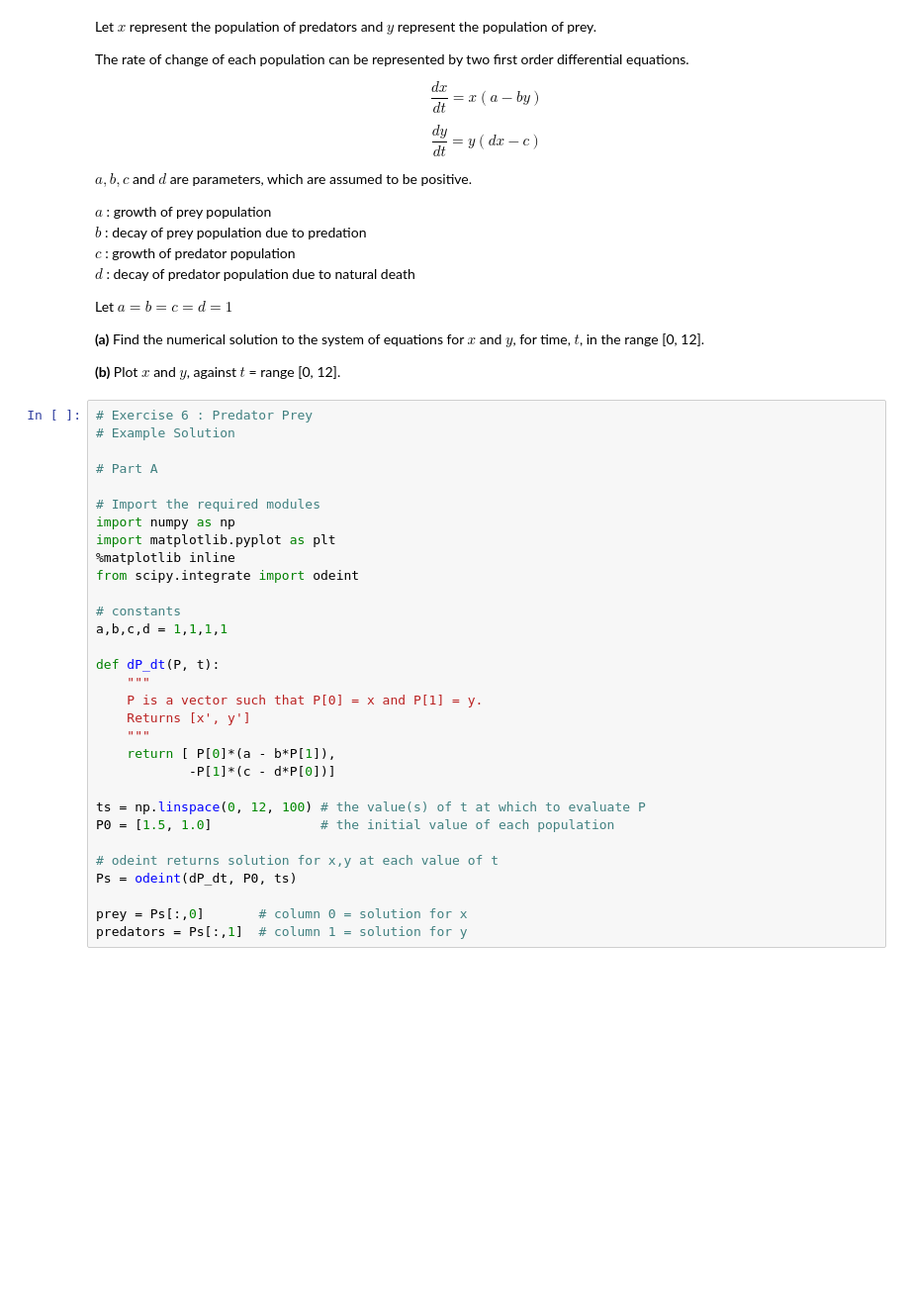
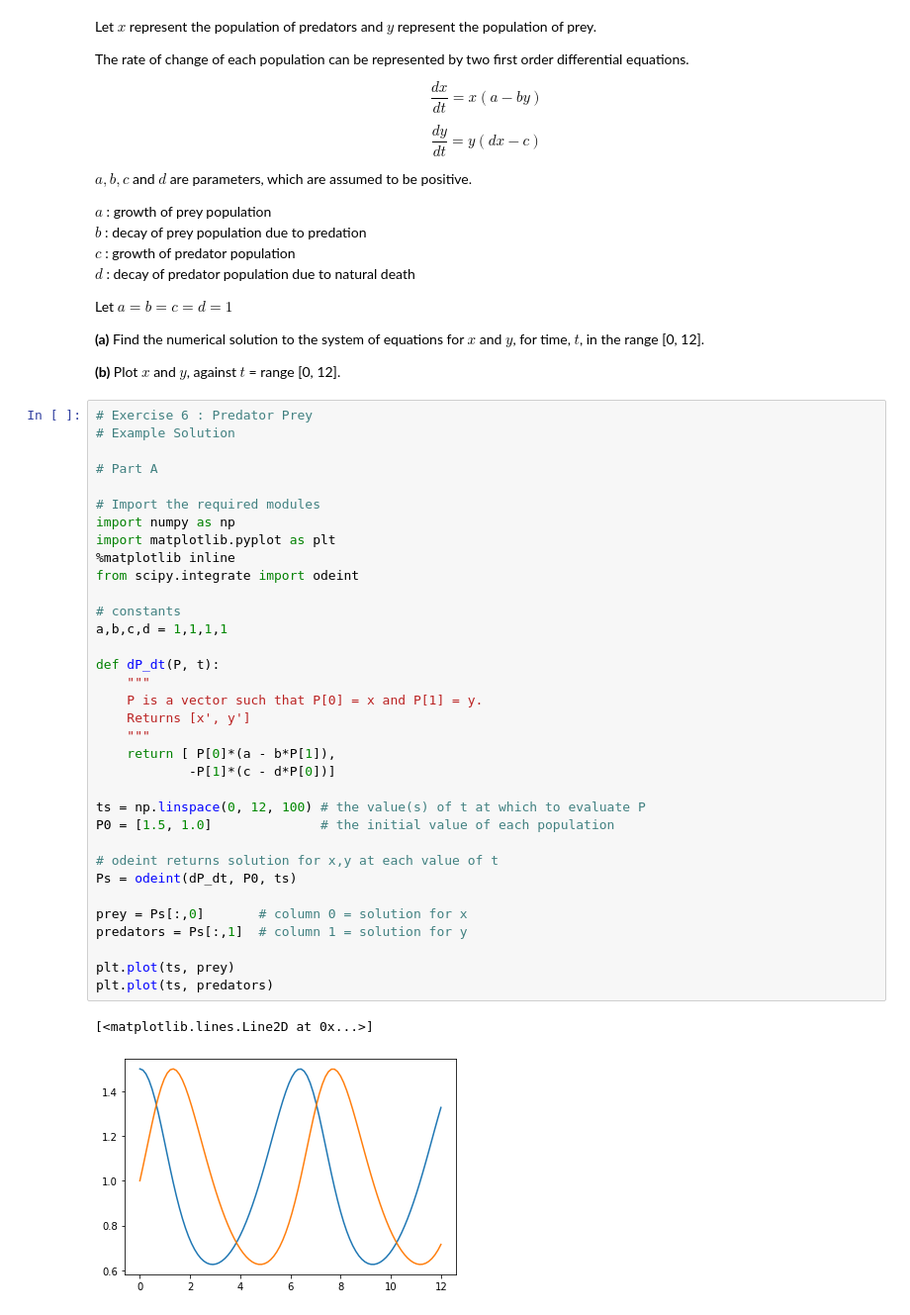
Before and after one commit to hphilamore/ILAS_PyEng2019, a Jupyter notebook: 07_PractiseProblems__ClassMaterial.ipynb, the cells around one changed output. Shown at 99% size. Cells and saved outputs as stored; diff of their text form; blank space fills up the shorter version.

```diff
--- a/07_PractiseProblems__ClassMaterial.ipynb
+++ b/07_PractiseProblems__ClassMaterial.ipynb
@@ -334,30 +363,36 @@ __(b)__ Plot $x$ and $y$, against $t$ =  range [0, 12].
 # Exercise 6 : Predator Prey
 # Example Solution
 
 # Part A
 
 # Import the required modules
 import numpy as np
 import matplotlib.pyplot as plt
 %matplotlib inline
 from scipy.integrate import odeint
 
 # constants
 a,b,c,d = 1,1,1,1
 
 def dP_dt(P, t):
     """
     P is a vector such that P[0] = x and P[1] = y.
     Returns [x', y']
     """
     return [ P[0]*(a - b*P[1]),
             -P[1]*(c - d*P[0])]
 
 ts = np.linspace(0, 12, 100) # the value(s) of t at which to evaluate P
 P0 = [1.5, 1.0]              # the initial value of each population
 
 # odeint returns solution for x,y at each value of t
 Ps = odeint(dP_dt, P0, ts)
 
 prey = Ps[:,0]       # column 0 = solution for x
 predators = Ps[:,1]  # column 1 = solution for y
+
+plt.plot(ts, prey)
+plt.plot(ts, predators)
+# %% [output]
+[<matplotlib.lines.Line2D at 0x...>]
+[figure, added]
```
Also changed, not shown: parts of 6 cells of this notebook, 2 other files.
